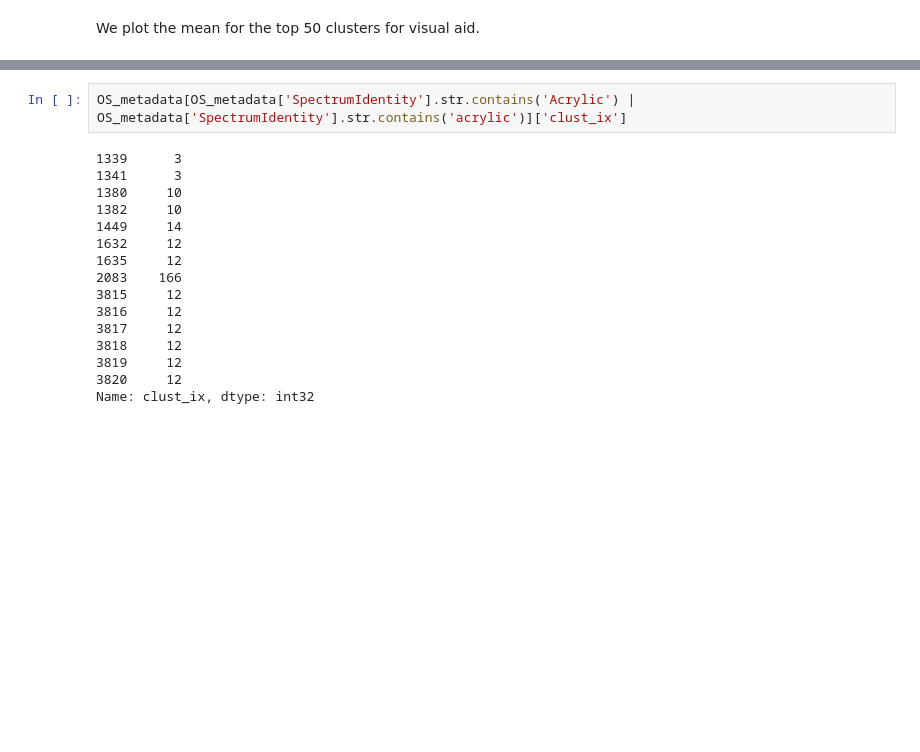
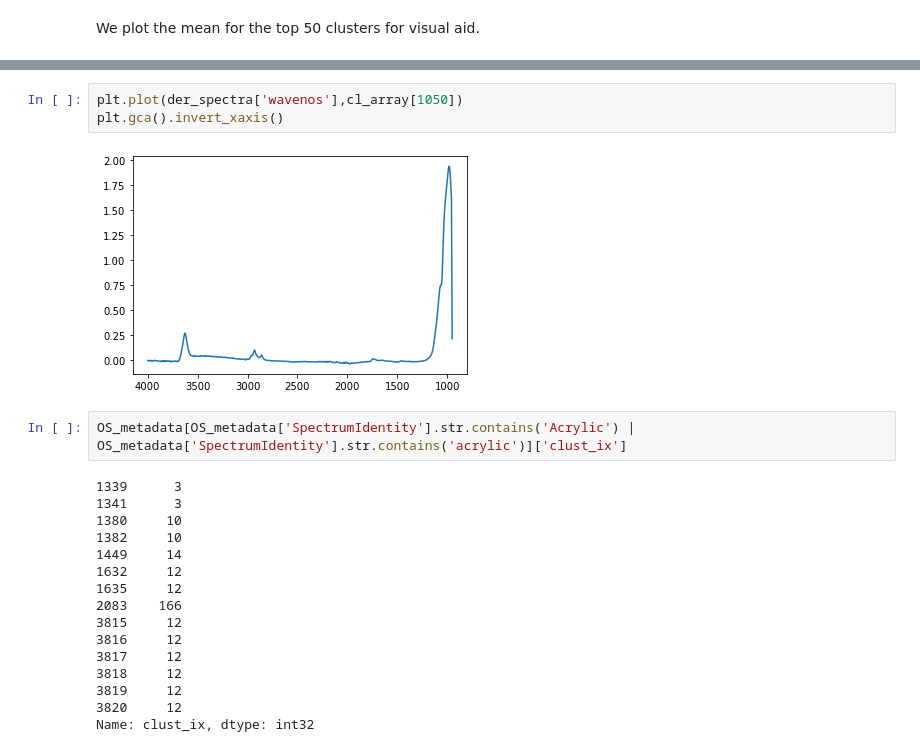
Before and after one commit to Ocean-Wise/OpenSpecy_data_sorting, a Jupyter notebook: nb_clustering_raw.ipynb, the cells around one changed output, grey strips where cells are left out. Drawn from its saved outputs; the diff is of its cells as text; blank space fills up the shorter version.

```diff
--- a/nb_clustering_raw.ipynb
+++ b/nb_clustering_raw.ipynb
@@ -150,3 +154,8 @@ Name: SpectrumID, Length: 112, dtype: object
+# %%
+plt.plot(der_spectra['wavenos'],cl_array[1050])
+plt.gca().invert_xaxis()
+# %% [output]
+[figure, added]
 # %%
 OS_metadata[OS_metadata['SpectrumIdentity'].str.contains('Acrylic') | OS_metadata['SpectrumIdentity'].str.contains('acrylic')]['clust_ix']
 # %% [output]
```
Also changed, not shown: parts of 7 cells of this notebook, 3 other files.
